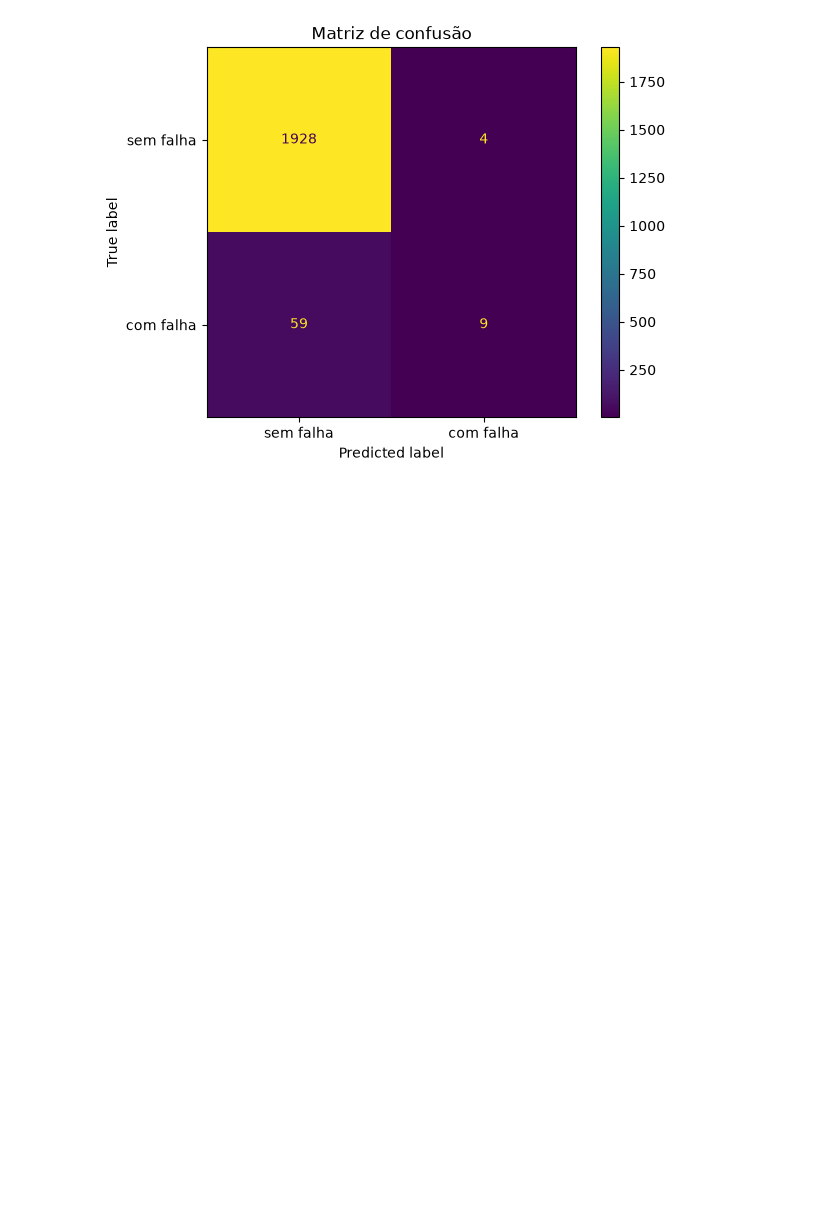
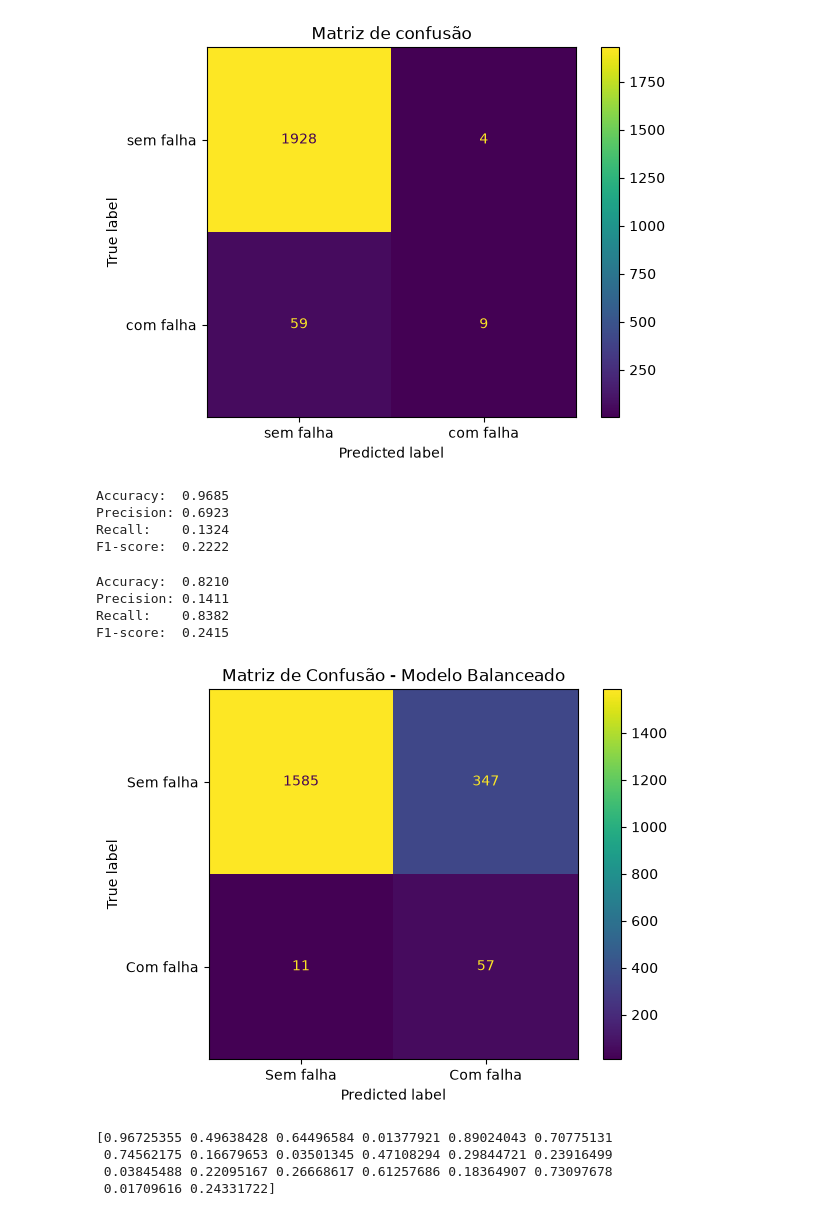
Before and after one commit to joaovitorsoska/Sistema-industrial-deteccao-anomalias, a Jupyter notebook: notebooks/EDA.ipynb, the cells around one changed output. Drawn from its saved outputs; the diff is of its cells as text; code cells hidden in the pictures; blank space fills up the shorter version.

```diff
--- a/notebooks/EDA.ipynb
+++ b/notebooks/EDA.ipynb
@@ -291,3 +293,66 @@ plt.title('Matriz de confusão')
 plt.show()
 # %% [output]
 [figure]
+# %%
+accuracy = accuracy_score(y_test, y_pred)
+precision = precision_score(y_test, y_pred)
+recall = recall_score(y_test, y_pred)
+f1 = f1_score(y_test, y_pred)
+
+print(f"Accuracy:  {accuracy:.4f}")
+print(f"Precision: {precision:.4f}")
+print(f"Recall:    {recall:.4f}")
+print(f"F1-score:  {f1:.4f}")
+# %% [output]
+Accuracy:  0.9685
+Precision: 0.6923
+Recall:    0.1324
+F1-score:  0.2222
+# %%
+model_balanced = LogisticRegression(
+    max_iter=1000,
+    random_state=42,
+    class_weight="balanced"
+)
+
+model_balanced.fit(X_train_scaled, y_train)
+
+y_pred_balanced = model_balanced.predict(X_test_scaled)
+# %%
+accuracy_balanced = accuracy_score(y_test, y_pred_balanced)
+precision_balanced = precision_score(y_test, y_pred_balanced)
+recall_balanced = recall_score(y_test, y_pred_balanced)
+f1_balanced = f1_score(y_test, y_pred_balanced)
+
+print(f"Accuracy:  {accuracy_balanced:.4f}")
+print(f"Precision: {precision_balanced:.4f}")
+print(f"Recall:    {recall_balanced:.4f}")
+print(f"F1-score:  {f1_balanced:.4f}")
+# %% [output]
+Accuracy:  0.8210
+Precision: 0.1411
+Recall:    0.8382
+F1-score:  0.2415
+# %%
+cm_balanced = confusion_matrix(y_test, y_pred_balanced)
+
+disp_balanced = ConfusionMatrixDisplay(
+    confusion_matrix=cm_balanced,
+    display_labels=["Sem falha", "Com falha"]
+)
+
+disp_balanced.plot()
+
+plt.title("Matriz de Confusão - Modelo Balanceado")
+plt.show()
+# %% [output]
+[figure, added]
+# %%
+y_prob = model_balanced.predict_proba(X_test_scaled)[:, 1]
+
+print(y_prob[:20])
+# %% [output]
+[0.96725355 0.49638428 0.64496584 0.01377921 0.89024043 0.70775131
+ 0.74562175 0.16679653 0.03501345 0.47108294 0.29844721 0.23916499
+ 0.03845488 0.22095167 0.26668617 0.61257686 0.18364907 0.73097678
+ 0.01709616 0.24331722]
```
Also changed, not shown: parts of 11 cells of this notebook.
